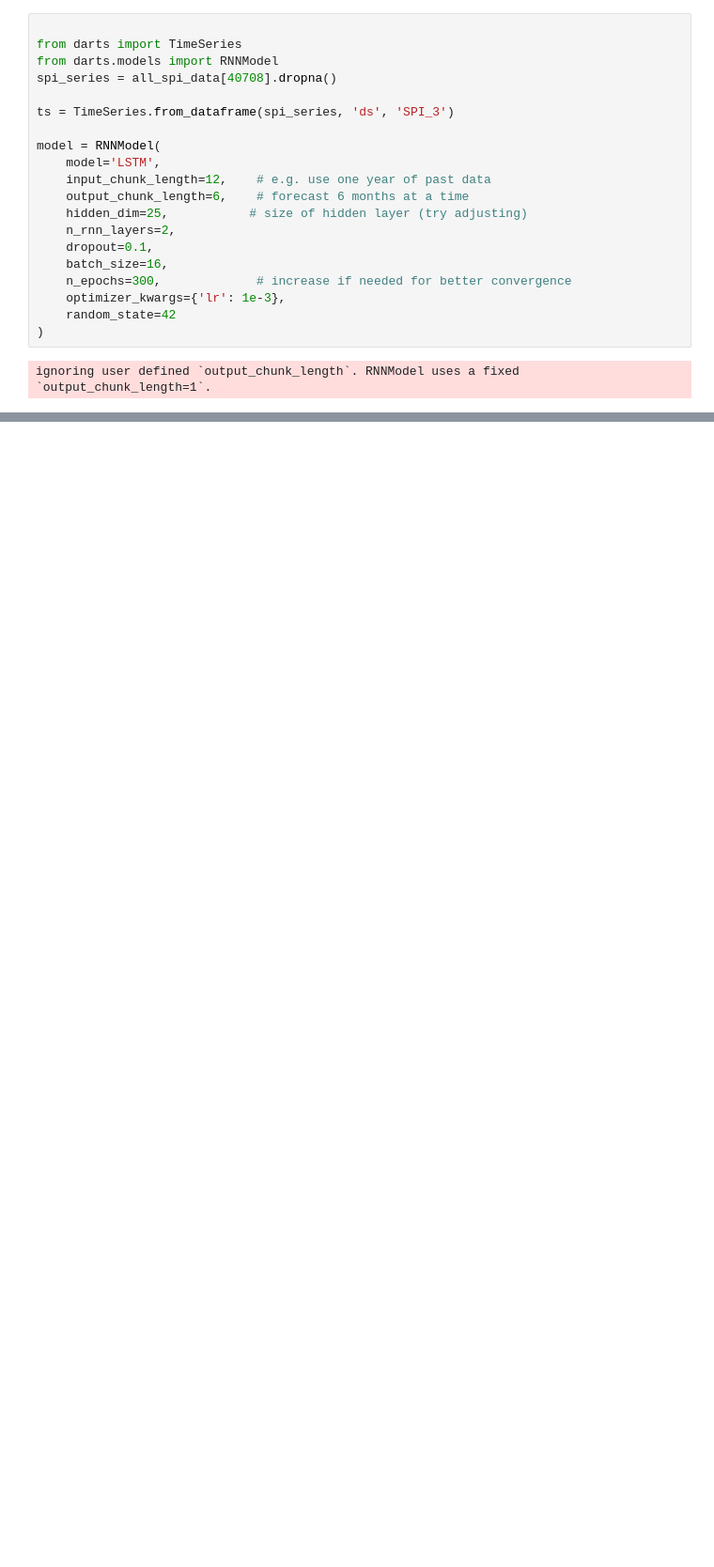
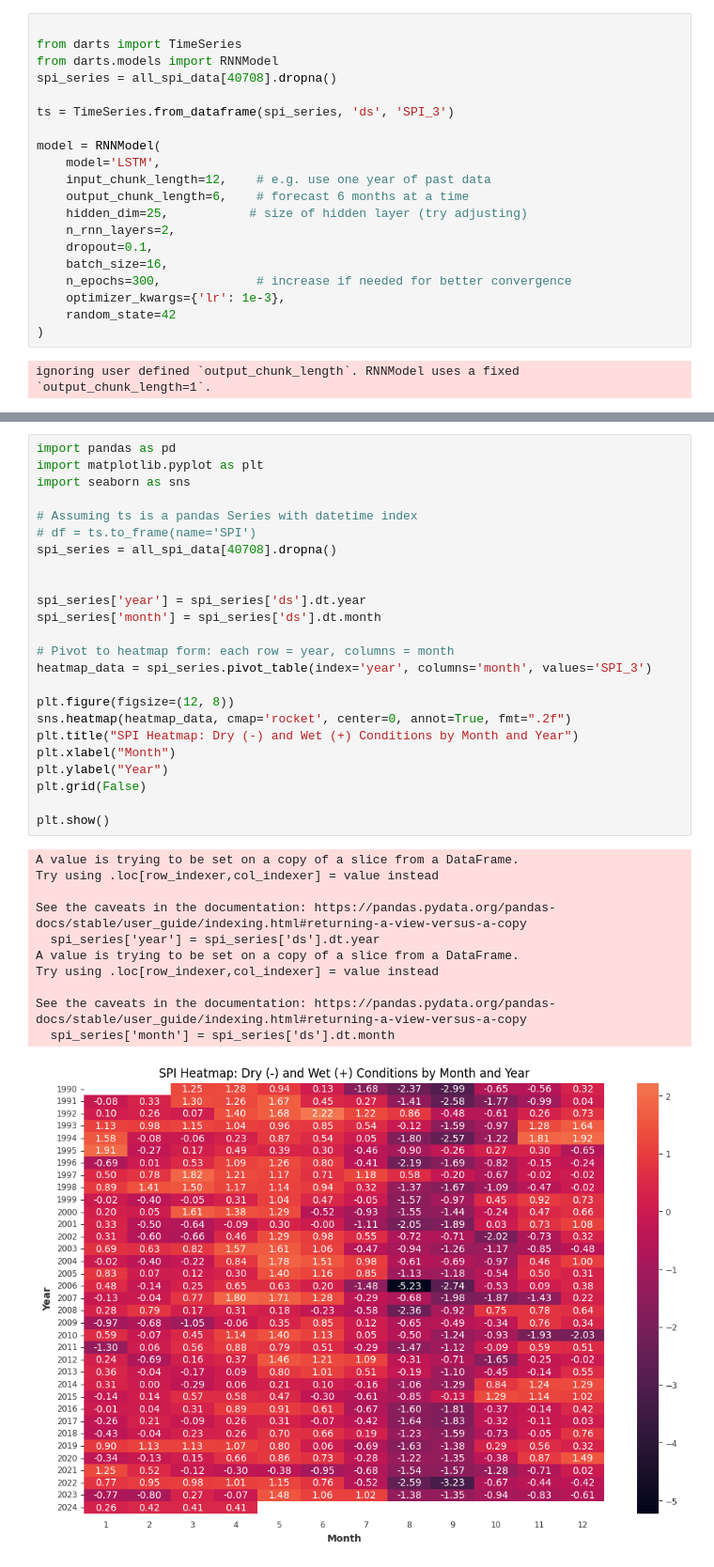
Before and after one commit to varastuian/PredictionDroughtUsingLSTM-, a Jupyter notebook: Codes/main.ipynb, the cells around one changed output, grey strips where cells are left out. Shown at 94% size. Cells and saved outputs as stored; diff of their text form; blank space fills up the shorter version.

Commit message:
add visualization

```diff
--- a/Codes/main.ipynb
+++ b/Codes/main.ipynb
@@ -373,0 +394,36 @@ Forecasting 309 months into the future.
+# %%
+import pandas as pd
+import matplotlib.pyplot as plt
+import seaborn as sns
+
+# Assuming ts is a pandas Series with datetime index
+# df = ts.to_frame(name='SPI')
+spi_series = all_spi_data[40708].dropna()
+
+
+spi_series['year'] = spi_series['ds'].dt.year
+spi_series['month'] = spi_series['ds'].dt.month
+
+# Pivot to heatmap form: each row = year, columns = month
+heatmap_data = spi_series.pivot_table(index='year', columns='month', values='SPI_3')
+
+plt.figure(figsize=(12, 8))
+sns.heatmap(heatmap_data, cmap='rocket', center=0, annot=True, fmt=".2f")
+plt.title("SPI Heatmap: Dry (-) and Wet (+) Conditions by Month and Year")
+plt.xlabel("Month")
+plt.ylabel("Year")
+plt.grid(False)
+
+plt.show()
+# %% [output]
+A value is trying to be set on a copy of a slice from a DataFrame.
+Try using .loc[row_indexer,col_indexer] = value instead
+
+See the caveats in the documentation: https://pandas.pydata.org/pandas-docs/stable/user_guide/indexing.html#returning-a-view-versus-a-copy
+  spi_series['year'] = spi_series['ds'].dt.year
+A value is trying to be set on a copy of a slice from a DataFrame.
+Try using .loc[row_indexer,col_indexer] = value instead
+
+See the caveats in the documentation: https://pandas.pydata.org/pandas-docs/stable/user_guide/indexing.html#returning-a-view-versus-a-copy
+  spi_series['month'] = spi_series['ds'].dt.month
+[figure, added]
```
Also changed, not shown: parts of 3 cells of this notebook.
